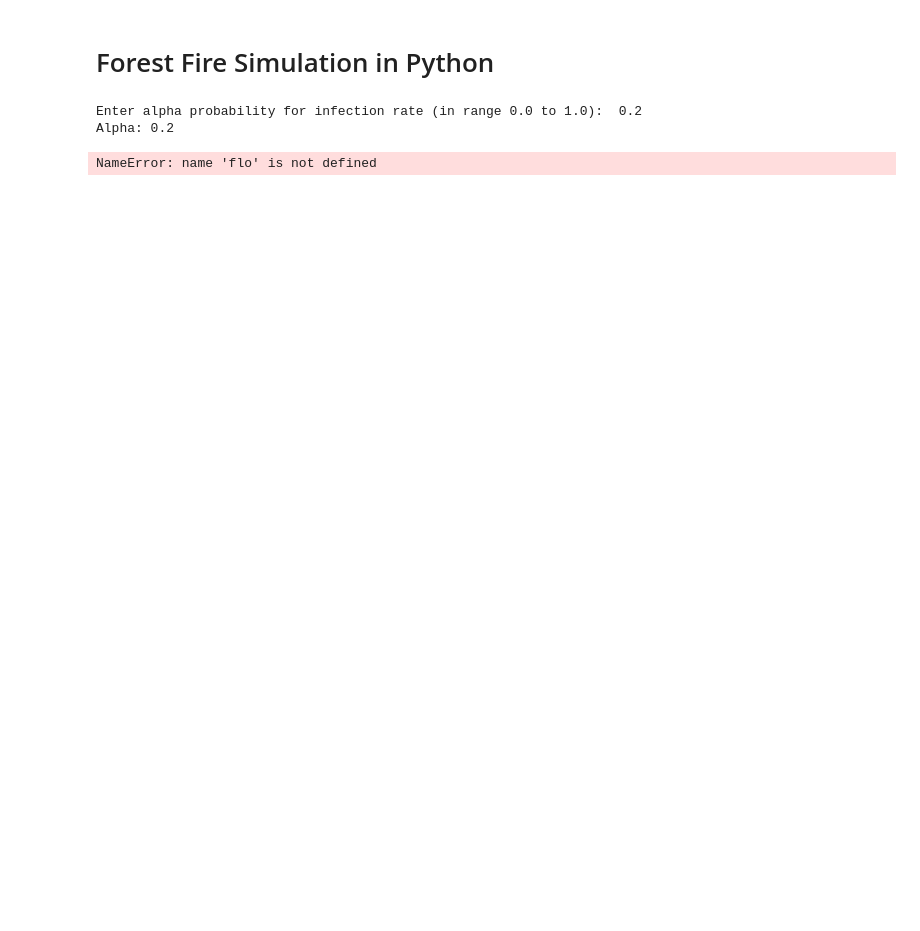
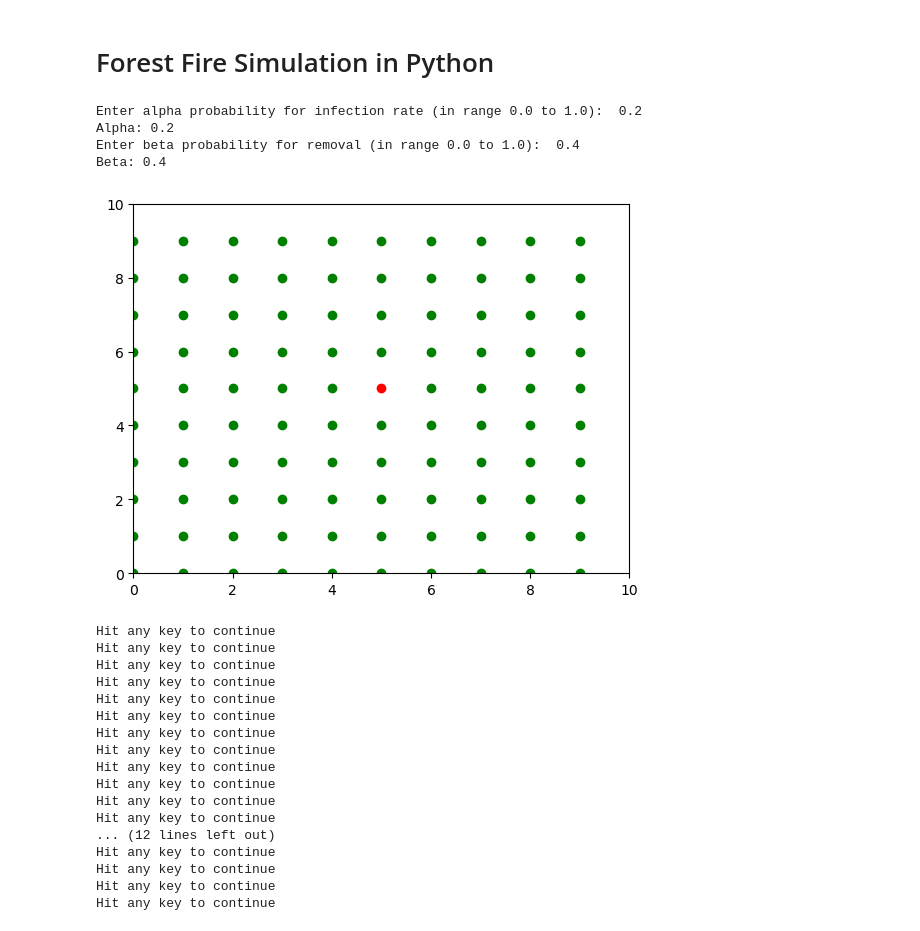
Before and after one commit to PTKlenner/ForestFireSimulationSS2024, a Jupyter notebook: ForestSimulation.ipynb, the cells around one changed output. Saved outputs shown, nothing was run; the diff lists cells and outputs as text; code cells hidden in the pictures; blank space fills up the shorter version.

```diff
--- a/ForestSimulation.ipynb
+++ b/ForestSimulation.ipynb
@@ -120,25 +120,43 @@ def forest_fire(X, a=0.2, b=0.4, pausing=False):
 # %%
 # Initialization
 
 susceptible_tree = 2
 infected_tree = 1
 removed_tree = 0
 
 matrix_shape = (10, 10)
 
 np.random.seed(42)
 matrix = np.full(shape=matrix_shape, fill_value = susceptible_tree)
 matrix[5, 5] = infected_tree # start with one infected tree
 
 alpha_infection_prob = float(input("Enter alpha probability for infection rate (in range 0.0 to 1.0): "))
 print(f"Alpha: {alpha_infection_prob}")
 
 beta_infection_prob = float(input("Enter beta probability for removal (in range 0.0 to 1.0): "))
-at(input("Enter beta probability for removal (in range 0.0 to 1.0): "))
 print(f"Beta: {beta_infection_prob}")
 
 X = forest_fire(matrix, alpha_infection_prob, beta_infection_prob, True)
 # %% [output]
 Enter alpha probability for infection rate (in range 0.0 to 1.0):  0.2
 Alpha: 0.2
+Enter beta probability for removal (in range 0.0 to 1.0):  0.4
+Beta: 0.4
+[figure, added]
-NameError: name 'flo' is not defined
+Hit any key to continue
+Hit any key to continue
+Hit any key to continue
+Hit any key to continue
+Hit any key to continue
+Hit any key to continue
+Hit any key to continue
+Hit any key to continue
+Hit any key to continue
+Hit any key to continue
+Hit any key to continue
+Hit any key to continue
+... (12 lines left out)
+Hit any key to continue
+Hit any key to continue
+Hit any key to continue
+Hit any key to continue
```
Also changed, not shown: parts of 1 cell of this notebook.
